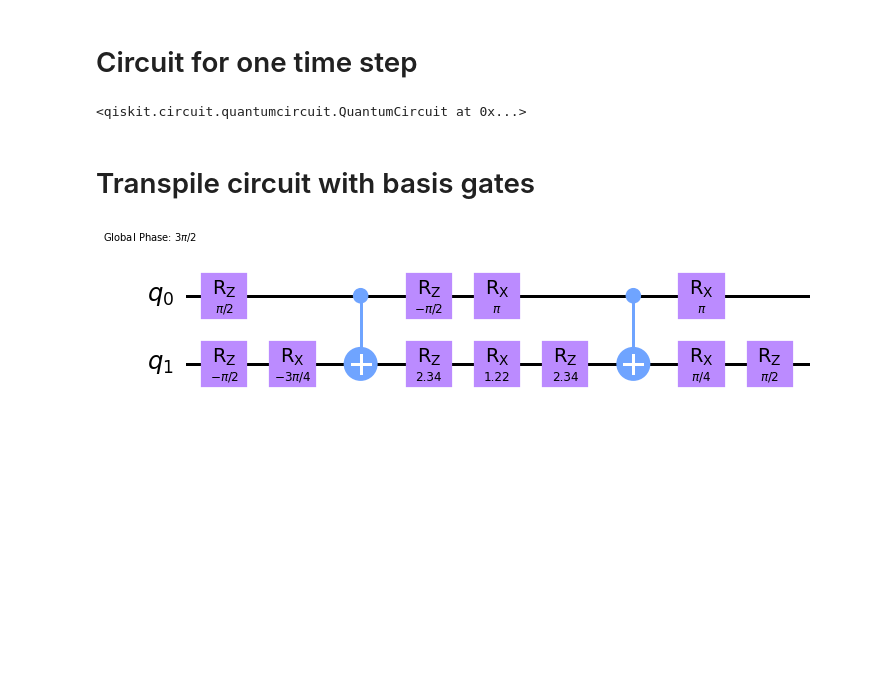
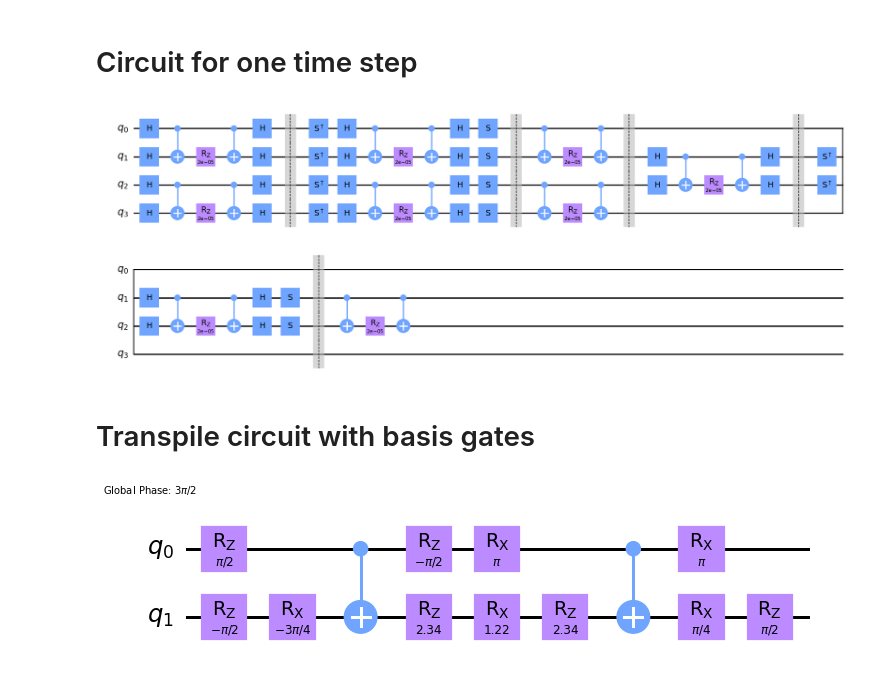
Before and after one commit to psasanka1729/hamiltonian_evolution_heisenberg_model, a Jupyter notebook: Hamiltonian_simulation_Heisenberg_model_qiskit.ipynb, the cells around one changed output. Saved outputs shown, nothing was run; the diff lists cells and outputs as text; code cells hidden in the pictures; blank space fills up the shorter version.

```diff
--- a/Hamiltonian_simulation_Heisenberg_model_qiskit.ipynb
+++ b/Hamiltonian_simulation_Heisenberg_model_qiskit.ipynb
@@ -60,35 +69,35 @@ r"""
 The following function constructs the quantum circuit for one time step for the complete Hamiltonian.
 """
 def one_time_step(time_step):
     qc = QuantumCircuit(L)
     # Odd bonds are constructed.
     for i in range(0,L-1,2):
         qc = qc.compose(xx_circuit(i,i+1,time_step))
 
     qc.barrier()
     for i in range(0,L-1,2):
         qc = qc.compose(yy_circuit(i,i+1,time_step))
 
     qc.barrier()
     for i in range(0,L-1,2):
         qc = qc.compose(zz_circuit(i,i+1,time_step))
 
     qc.barrier()
     # Even bonds are constructed.
     for i in range(1,L-1,2):
         qc = qc.compose(xx_circuit(i,i+1,time_step))
 
     qc.barrier()
     for i in range(1,L-1,2):
         qc = qc.compose(yy_circuit(i,i+1,time_step))
 
     qc.barrier()
     for i in range(1,L-1,2):
         qc = qc.compose(zz_circuit(i,i+1,time_step))
     return qc#.draw("mpl",scale=1.5)
-one_time_step(1.e-5)
+one_time_step(1.e-5).draw("mpl",scale=1.5)
 # %% [output]
-<qiskit.circuit.quantumcircuit.QuantumCircuit at 0x...>
+[figure, added]
 # %%
 def time_evolution_circuit(time_step,duration):
     steps = int(duration/time_step)
```
Also changed, not shown: parts of 3 cells of this notebook.
